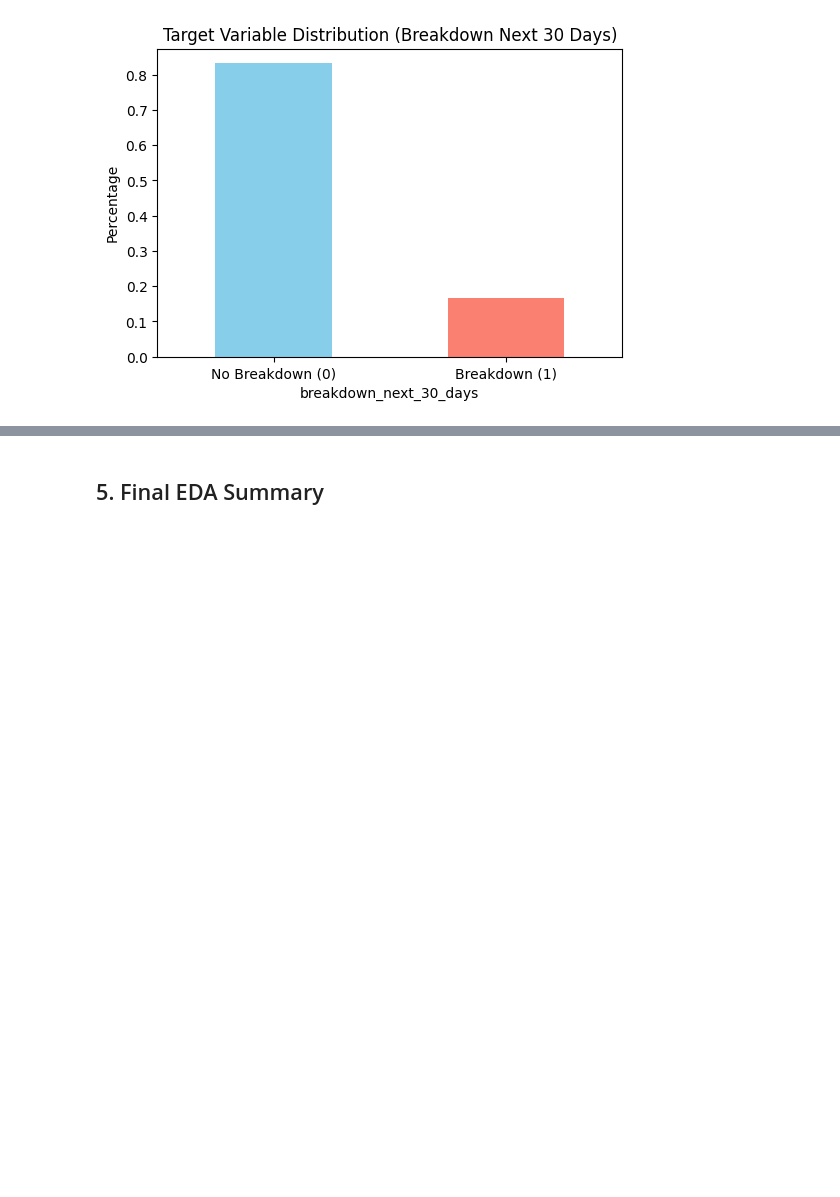
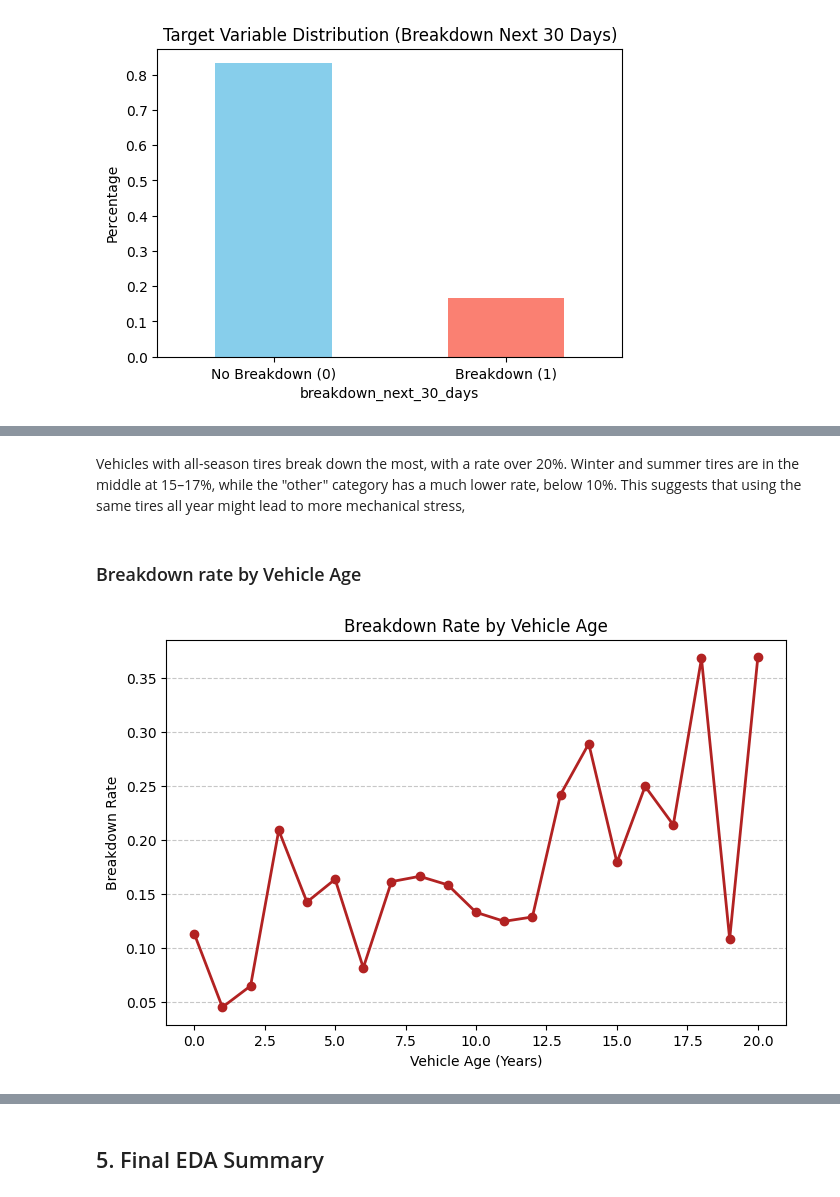
Before and after one commit to IlliaKrivoruchko/Car_Breakdown, a Jupyter notebook: Car_Breakdown_Team7.ipynb, the cells around one changed output, grey strips where cells are left out. Saved outputs shown, nothing was run; the diff lists cells and outputs as text; code cells hidden in the pictures; blank space fills up the shorter version.

```diff
--- a/Car_Breakdown_Team7.ipynb
+++ b/Car_Breakdown_Team7.ipynb
@@ -153,0 +219,16 @@ Environmental exposure contributes to mechanical stress.
+# %% [markdown]
+Vehicles with all-season tires break down the most, with a rate over 20%. Winter and summer tires are in the middle at 15–17%, while the "other" category has a much lower rate, below 10%. This suggests that using the same tires all year might lead to more mechanical stress,
+# %% [markdown]
+### Breakdown rate by Vehicle Age
+# %%
+age_breakdown = train.groupby("vehicle_age_years")["breakdown_next_30_days"].mean()
+
+plt.figure(figsize=(8, 5))
+plt.plot(age_breakdown.index, age_breakdown.values, marker='o', color='firebrick', linewidth=2)
+plt.title("Breakdown Rate by Vehicle Age")
+plt.xlabel("Vehicle Age (Years)")
+plt.ylabel("Breakdown Rate")
+plt.grid(axis='y', linestyle='--', alpha=0.7)
+plt.show()
+# %% [output]
+[figure, added]
```
Also changed, not shown: parts of 27 cells of this notebook, 3 other files.
